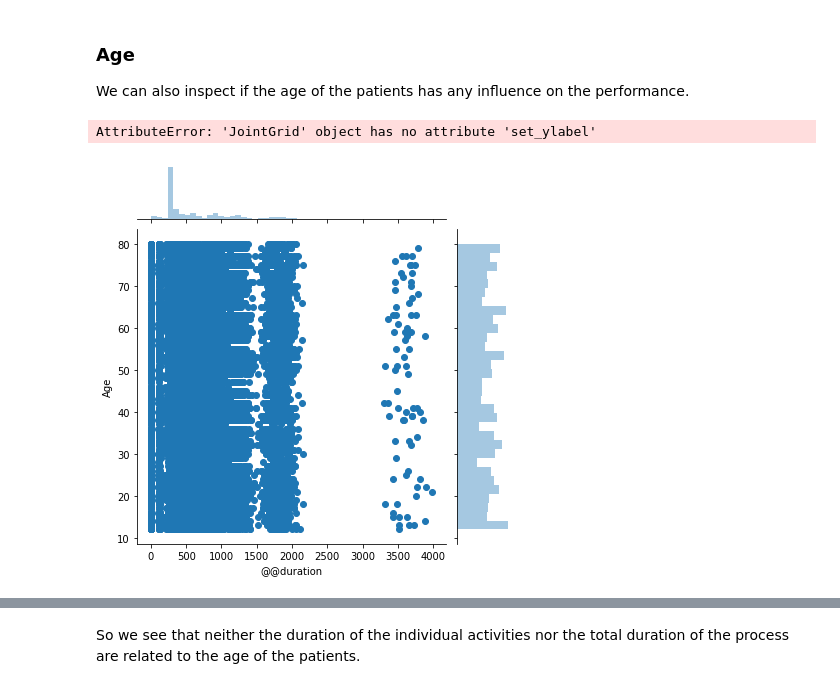
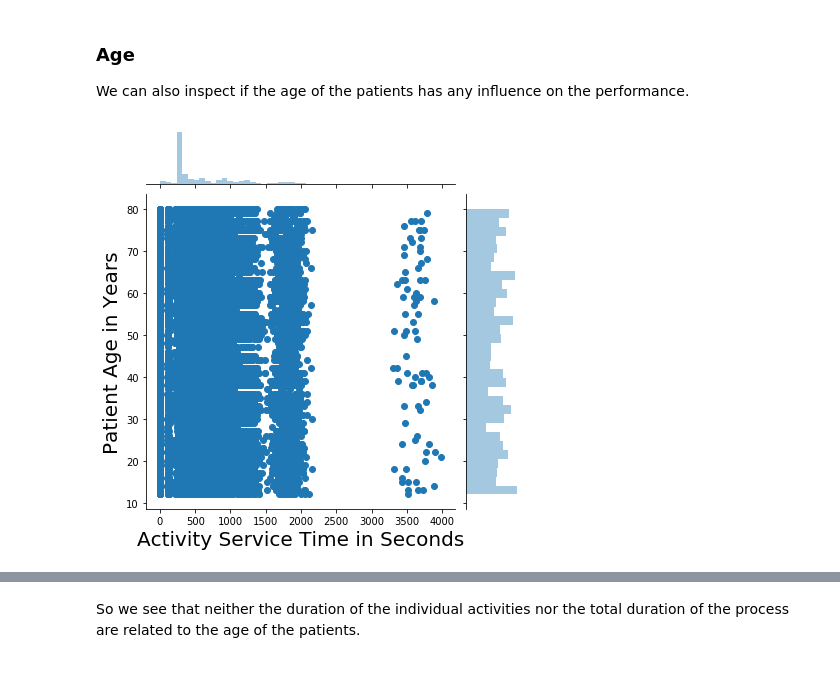
Before and after one commit to brunompacheco/APM-A1, a Jupyter notebook: notebooks/Q3_Performance.ipynb, the cells around one changed output, grey strips where cells are left out. Cells and saved outputs as stored; diff of their text form; code cells hidden in the pictures.

```diff
--- a/notebooks/Q3_Performance.ipynb
+++ b/notebooks/Q3_Performance.ipynb
@@ -41,6 +41,7 @@ import matplotlib.pyplot as plt
 
 # set default plot size
 plt.rcParams['figure.figsize'] = (15, 10)
+plt.rcParams['figure.figsize'] = (15, 10)
 # %% [markdown]
 ---
 
@@ -270,14 +271,13 @@ We confirm our idea that the component C performs more tasks for each related pr
 
 We can also inspect if the age of the patients has any influence on the performance.
 # %%
-ax = sns.jointplot(data=df_log, x='@@duration', y='Age')
-#ax.set_title("Scatterplot of the Joint Distribution of Patient Age and Activity Service Time", size=25)
-ax.set_ylabel("Age in Years", size=20)
-ax.set_xlabel("Activity Service Time in Seconds", size=20)
+g = sns.jointplot(data=df_log, x='@@duration', y='Age')
+#g.ax_joint.set_title("Scatterplot of the Activity Service Time Against the age", size=25)
+g.ax_joint.set_xlabel("Activity Service Time in Seconds", size=20)
+g.ax_joint.set_ylabel("Patient Age in Years", size=20)
 plt.show()
 # %% [output]
-AttributeError: 'JointGrid' object has no attribute 'set_ylabel'
-[figure, old version]
+[figure, new version]
 # %%
 df_ = pd.DataFrame(total_process_duration).rename({'@@duration':'total_duration'}, axis='columns')
 df_['Age'] = df_log.groupby('Patient')['Age'].first()
```
Also changed, not shown: parts of 4 cells of this notebook.
